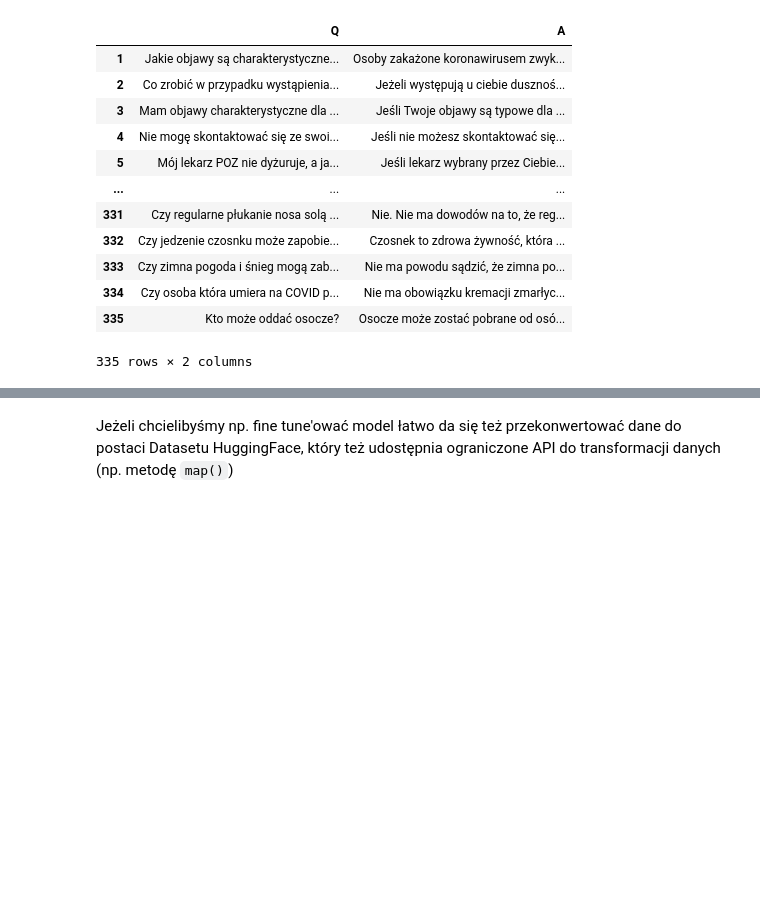
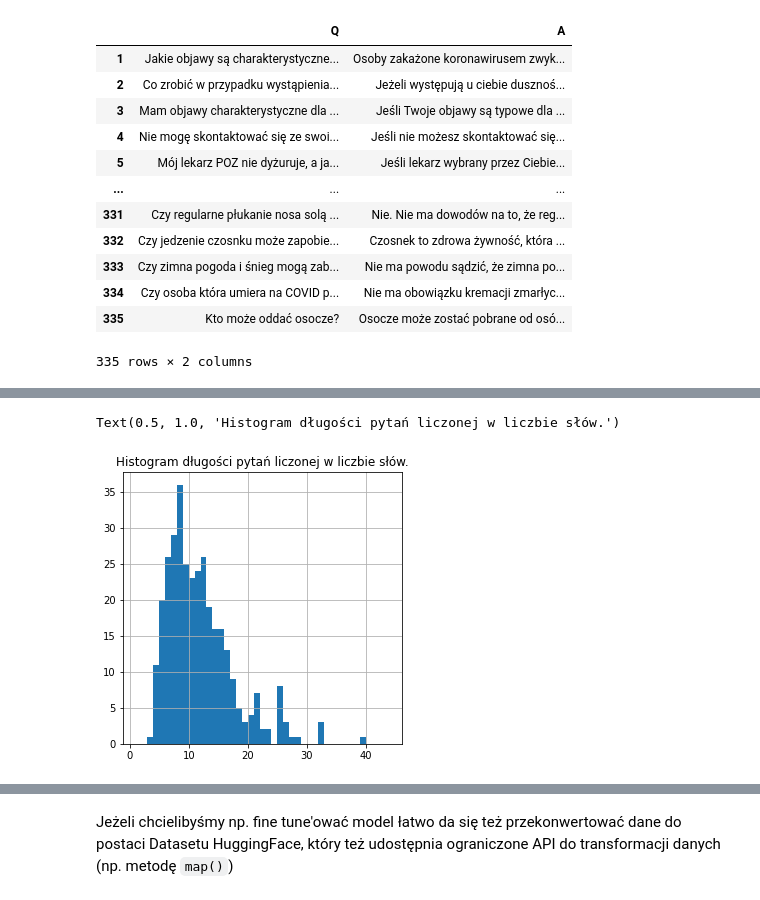
Before and after one commit to mrslacklines/covidqa, a Jupyter notebook: covidqa.ipynb, the cells around one changed output, grey strips where cells are left out. Saved outputs shown, nothing was run; the diff lists cells and outputs as text; code cells hidden in the pictures; blank space fills up the shorter version.

```diff
--- a/covidqa.ipynb
+++ b/covidqa.ipynb
@@ -275,0 +345,6 @@ df
+# %%
+q_hist = question_lengths.hist(bins=range(1, question_lengths.values.max()), figsize=(5, 5))
+q_hist.set_title(f"Histogram długości pytań liczonej w liczbie słów.")
+# %% [output]
+Text(0.5, 1.0, 'Histogram długości pytań liczonej w liczbie słów.')
+[figure, added]
```
Also changed, not shown: parts of 67 cells of this notebook.
